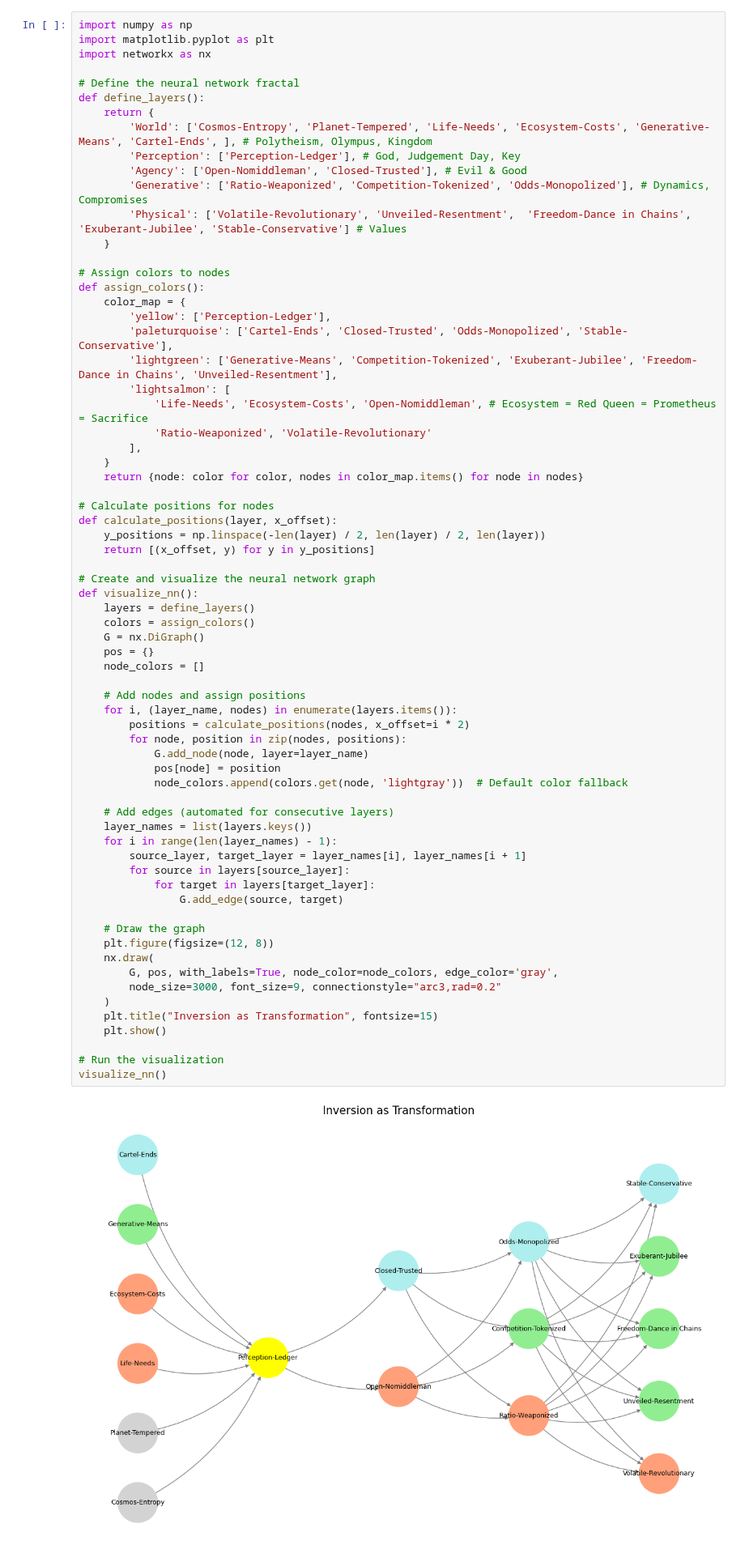
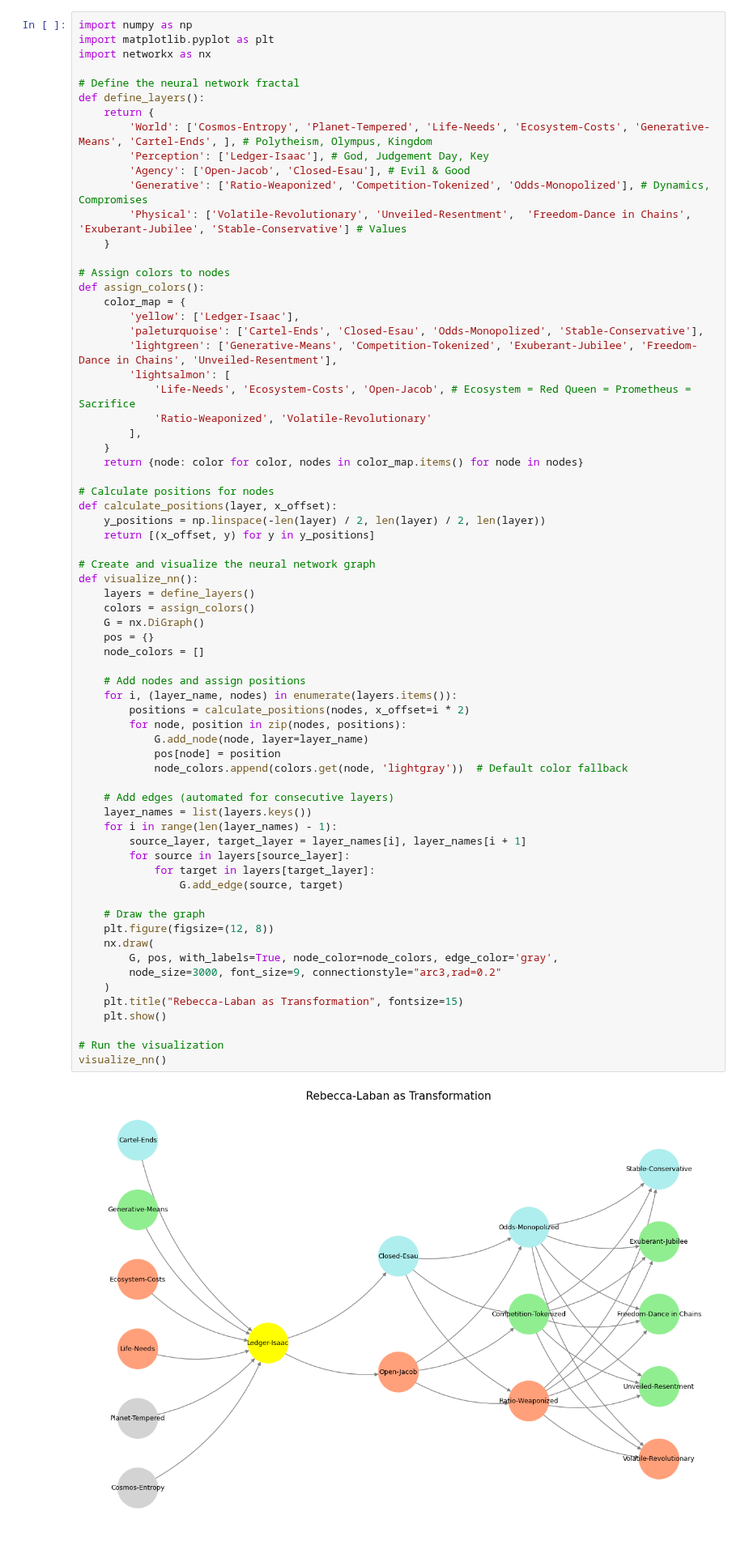
Before and after one commit to abikesa/frankenstein, a Jupyter notebook: kitabo/ensi/_build/jupyter_execute/act1/chapter2.ipynb, the cells around one changed output. Shown at 81% size. Saved outputs shown, nothing was run; the diff lists cells and outputs as text.

Commit message:
add jacob-esau to network

````diff
--- a/kitabo/ensi/_build/jupyter_execute/act1/chapter2.ipynb
+++ b/kitabo/ensi/_build/jupyter_execute/act1/chapter2.ipynb
@@ -23,8 +23,8 @@ import networkx as nx
 def define_layers():
     return {
         'World': ['Cosmos-Entropy', 'Planet-Tempered', 'Life-Needs', 'Ecosystem-Costs', 'Generative-Means', 'Cartel-Ends', ], # Polytheism, Olympus, Kingdom
-        'Perception': ['Perception-Ledger'], # God, Judgement Day, Key
-        'Agency': ['Open-Nomiddleman', 'Closed-Trusted'], # Evil & Good
+        'Perception': ['Ledger-Isaac'], # God, Judgement Day, Key
+        'Agency': ['Open-Jacob', 'Closed-Esau'], # Evil & Good
         'Generative': ['Ratio-Weaponized', 'Competition-Tokenized', 'Odds-Monopolized'], # Dynamics, Compromises
         'Physical': ['Volatile-Revolutionary', 'Unveiled-Resentment',  'Freedom-Dance in Chains', 'Exuberant-Jubilee', 'Stable-Conservative'] # Values
     }
@@ -32,11 +32,11 @@ def define_layers():
 # Assign colors to nodes
 def assign_colors():
     color_map = {
-        'yellow': ['Perception-Ledger'],
-        'paleturquoise': ['Cartel-Ends', 'Closed-Trusted', 'Odds-Monopolized', 'Stable-Conservative'],
+        'yellow': ['Ledger-Isaac'],
+        'paleturquoise': ['Cartel-Ends', 'Closed-Esau', 'Odds-Monopolized', 'Stable-Conservative'],
         'lightgreen': ['Generative-Means', 'Competition-Tokenized', 'Exuberant-Jubilee', 'Freedom-Dance in Chains', 'Unveiled-Resentment'],
         'lightsalmon': [
-            'Life-Needs', 'Ecosystem-Costs', 'Open-Nomiddleman', # Ecosystem = Red Queen = Prometheus = Sacrifice
+            'Life-Needs', 'Ecosystem-Costs', 'Open-Jacob', # Ecosystem = Red Queen = Prometheus = Sacrifice
             'Ratio-Weaponized', 'Volatile-Revolutionary'
         ],
     }
@@ -55,35 +55,35 @@ def visualize_nn():
     pos = {}
     node_colors = []
 
     # Add nodes and assign positions
     for i, (layer_name, nodes) in enumerate(layers.items()):
         positions = calculate_positions(nodes, x_offset=i * 2)
         for node, position in zip(nodes, positions):
             G.add_node(node, layer=layer_name)
             pos[node] = position
             node_colors.append(colors.get(node, 'lightgray'))  # Default color fallback
 
     # Add edges (automated for consecutive layers)
     layer_names = list(layers.keys())
     for i in range(len(layer_names) - 1):
         source_layer, target_layer = layer_names[i], layer_names[i + 1]
         for source in layers[source_layer]:
             for target in layers[target_layer]:
                 G.add_edge(source, target)
 
     # Draw the graph
     plt.figure(figsize=(12, 8))
     nx.draw(
         G, pos, with_labels=True, node_color=node_colors, edge_color='gray',
         node_size=3000, font_size=9, connectionstyle="arc3,rad=0.2"
     )
-    plt.title("Inversion as Transformation", fontsize=15)
+    plt.title("Rebecca-Laban as Transformation", fontsize=15)
     plt.show()
 
 # Run the visualization
 visualize_nn()
 # %% [output]
-[figure, old version]
+[figure, new version]
 # %% [markdown]
 ```{figure} ../figures/blanche.*
 ---
````
Also changed, not shown: 6 other files.
